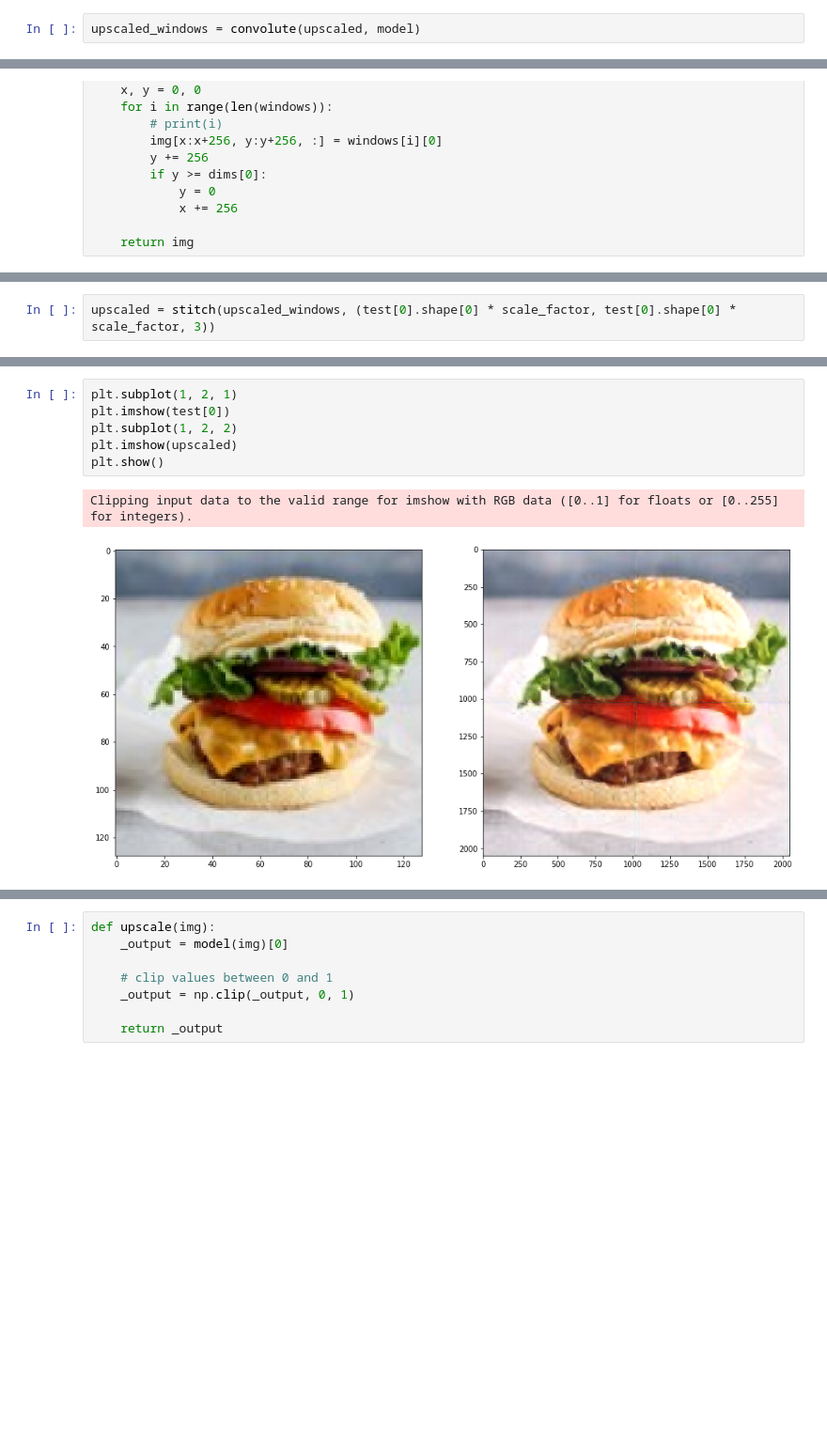
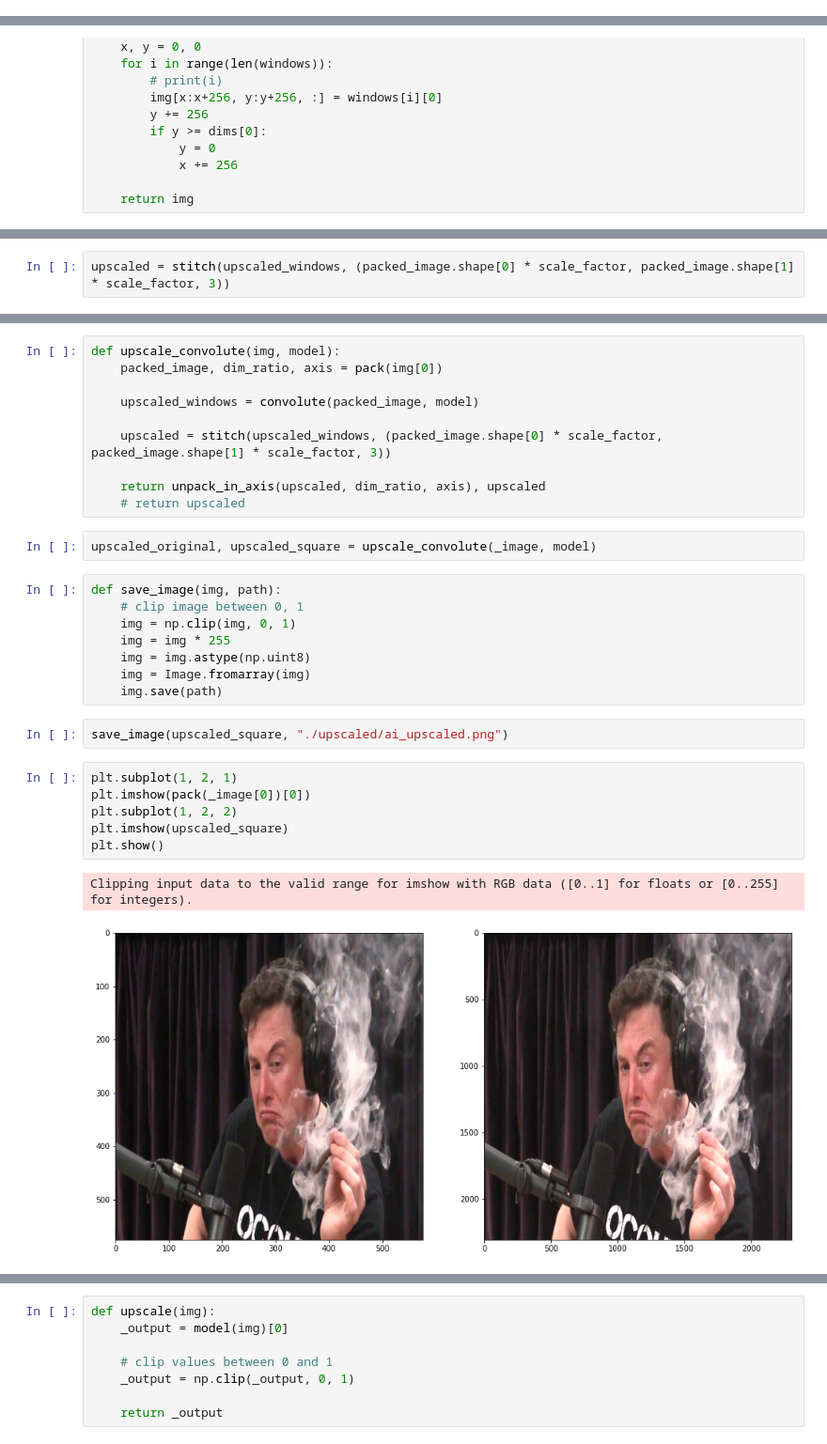
Before and after one commit to vedant-jumle/Gen_ML_sem_4, a Jupyter notebook: SRGAN.ipynb, the cells around one changed output, grey strips where cells are left out. Shown at 94% size. Drawn from its saved outputs; the diff is of its cells as text; blank space fills up the shorter version.

```diff
--- a/SRGAN.ipynb
+++ b/SRGAN.ipynb
@@ -355,5 +423,3 @@ upscaled_windows = convolute(test[0], model)
-# %%
-upscaled_windows = convolute(upscaled, model)
 # %%
 len(upscaled_windows)
 # %% [output]
@@ -386,2 +456,2 @@ def stitch(windows, dims=None):
 # %%
-upscaled = stitch(upscaled_windows, (test[0].shape[0] * scale_factor, test[0].shape[0] * scale_factor, 3))
+upscaled = stitch(upscaled_windows, (packed_image.shape[0] * scale_factor, packed_image.shape[1] * scale_factor, 3))
@@ -398,9 +466,31 @@ len(upscaled_windows)
+# %%
+def upscale_convolute(img, model):
+    packed_image, dim_ratio, axis = pack(img[0])
+
+    upscaled_windows = convolute(packed_image, model)
+
+    upscaled = stitch(upscaled_windows, (packed_image.shape[0] * scale_factor, packed_image.shape[1] * scale_factor, 3))
+
+    return unpack_in_axis(upscaled, dim_ratio, axis), upscaled
+    # return upscaled
+# %%
+upscaled_original, upscaled_square = upscale_convolute(_image, model)
+# %%
+def save_image(img, path):
+    # clip image between 0, 1
+    img = np.clip(img, 0, 1)
+    img = img * 255
+    img = img.astype(np.uint8)
+    img = Image.fromarray(img)
+    img.save(path)
+# %%
+save_image(upscaled_square, "./upscaled/ai_upscaled.png")
 # %%
 plt.subplot(1, 2, 1)
-plt.imshow(test[0])
+plt.imshow(pack(_image[0])[0])
 plt.subplot(1, 2, 2)
-plt.imshow(upscaled)
+plt.imshow(upscaled_square)
 plt.show()
 # %% [output]
 Clipping input data to the valid range for imshow with RGB data ([0..1] for floats or [0..255] for integers).
-[figure, old version]
+[figure, new version]
```
Also changed, not shown: parts of 45 cells of this notebook, 5 other files.
